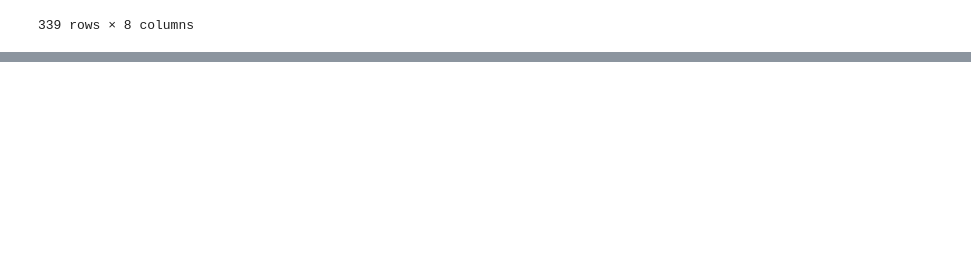
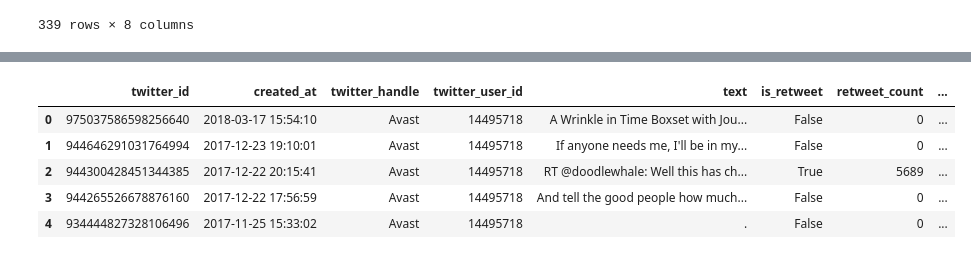
Before and after one commit to emanuele-moscato/twitter-monitoring, a Jupyter notebook: notebooks/tweets-filtering.ipynb, the cells around one changed output, grey strips where cells are left out. Cells and saved outputs as stored; diff of their text form; code cells hidden in the pictures; blank space fills up the shorter version.

```diff
--- a/notebooks/tweets-filtering.ipynb
+++ b/notebooks/tweets-filtering.ipynb
@@ -158,0 +200,9 @@ Warning: 'avast' is not among the followed Twitter handles (and this IS case sen
+# %%
+tweets_filter.tweets_df.head()
+# %% [output]
+|  | twitter_id | created_at | twitter_handle | twitter_user_id | text | is_retweet | retweet_count | ... |
+| 0 | 975037586598256640 | 2018-03-17 15:54:10 | Avast | 14495718 | A Wrinkle in Time Boxset with Jou... | False | 0 | ... |
+| 1 | 944646291031764994 | 2017-12-23 19:10:01 | Avast | 14495718 | If anyone needs me, I'll be in my... | False | 0 | ... |
+| 2 | 944300428451344385 | 2017-12-22 20:15:41 | Avast | 14495718 | RT @doodlewhale: Well this has ch... | True | 5689 | ... |
+| 3 | 944265526678876160 | 2017-12-22 17:56:59 | Avast | 14495718 | And tell the good people how much... | False | 0 | ... |
+| 4 | 934444827328106496 | 2017-11-25 15:33:02 | Avast | 14495718 | . | False | 0 | ... |
```
Also changed, not shown: parts of 2 cells of this notebook, 11 other files.
